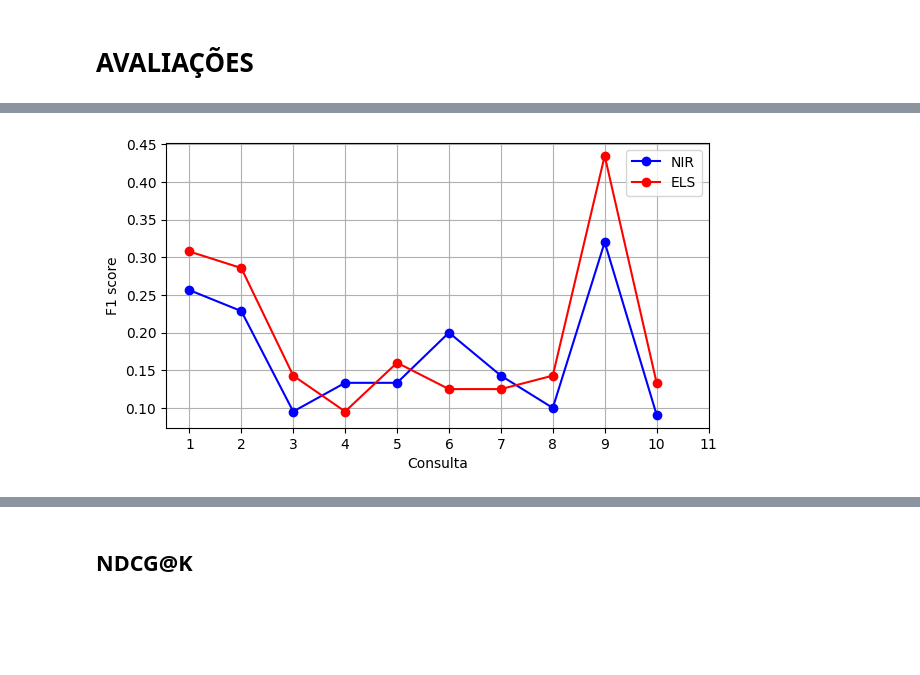
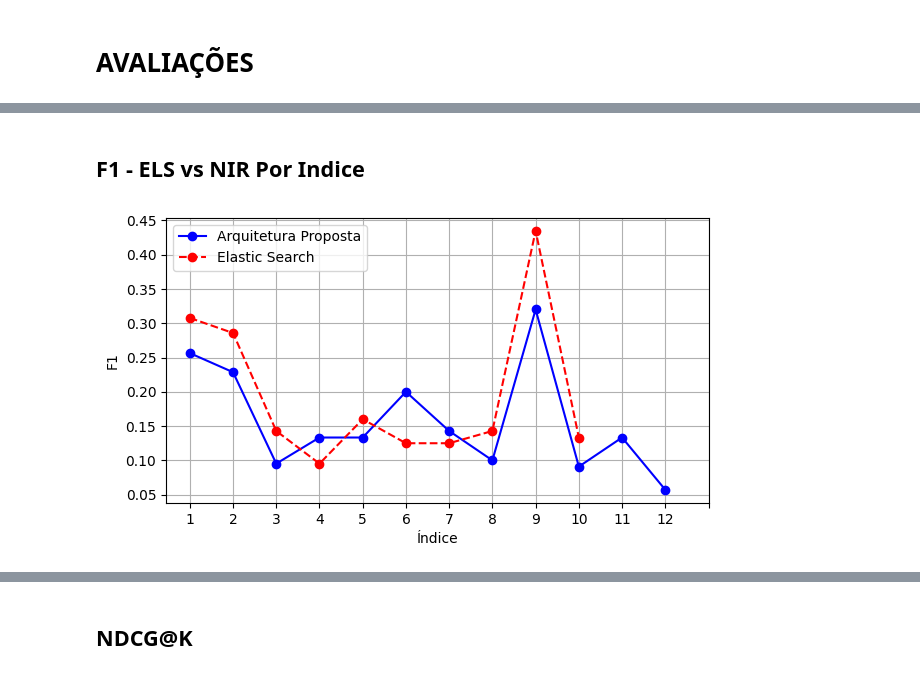
Before and after one commit to sira-serverless-ir-arch/evaluete-nir, a Jupyter notebook: evaluetion.ipynb, the cells around one changed output, grey strips where cells are left out. Cells and saved outputs as stored; diff of their text form; code cells hidden in the pictures; blank space fills up the shorter version.

```diff
--- a/evaluetion.ipynb
+++ b/evaluetion.ipynb
@@ -58,23 +160,26 @@ df
+# %% [markdown]
+## F1 - ELS vs NIR Por Indice
 # %%
-recall_nir = ev.dict_to_list(nir_f_score['f_scores'])[0:10]
-recall_els = ev.dict_to_list(els_f_score['f_scores'])[0:10]
+f1_nir = ev.dict_to_list(nir_f_score['f_scores'])
+f1_els = ev.dict_to_list(els_f_score['f_scores'])
 
 fig, ax = plt.subplots(figsize=(7, 3.7))
-ax.plot(recall_nir, "o", label="NIR", linestyle='-',color='blue')
-ax.plot(recall_els, "o", label="ELS", linestyle='-',color='red')
+ax.plot(f1_nir, "o", label="Arquitetura Proposta", linestyle='-',color='blue')
+ax.plot(f1_els, "o", label="Elastic Search", linestyle='--',color='red')
 
-x_stick = [0, 1, 2, 3, 4, 5, 6, 7, 8, 9, 10]
-x_labels = ["1", "2", "3", "4", "5", "6", "7", "8", "9", "10", "11"]
+
+x_stick = [0, 1, 2, 3, 4, 5, 6, 7, 8, 9, 10, 11, 12]
+x_labels = ["1", "2", "3", "4", "5", "6", "7", "8", "9", "10", "11", "12", ""]
 plt.xticks(ticks=x_stick, labels=x_labels)
 plt.xticks(ticks=x_stick, labels=x_labels)
 
 #add axis labels to plot
 # ax.set_title('F1 Sore')
-ax.set_xlabel('Consulta')
-ax.set_ylabel('F1 score')
+ax.set_xlabel('Índice')
+ax.set_ylabel('F1')
 ax.legend()
 ax.grid(True)
 # plt.show()
-plt.savefig("f_score.pdf", format="pdf")
+plt.savefig("f_score_index.pdf", format="pdf")
 # %% [output]
-[figure, old version]
+[figure, new version]
```
Also changed, not shown: parts of 13 cells of this notebook, 22 other files.
